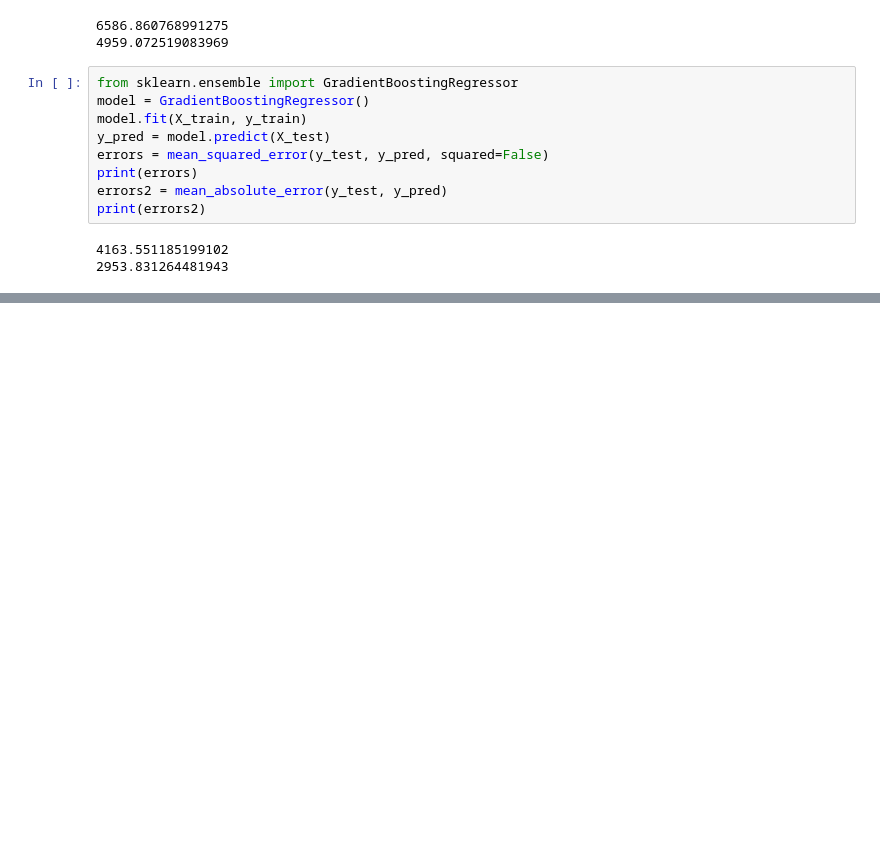
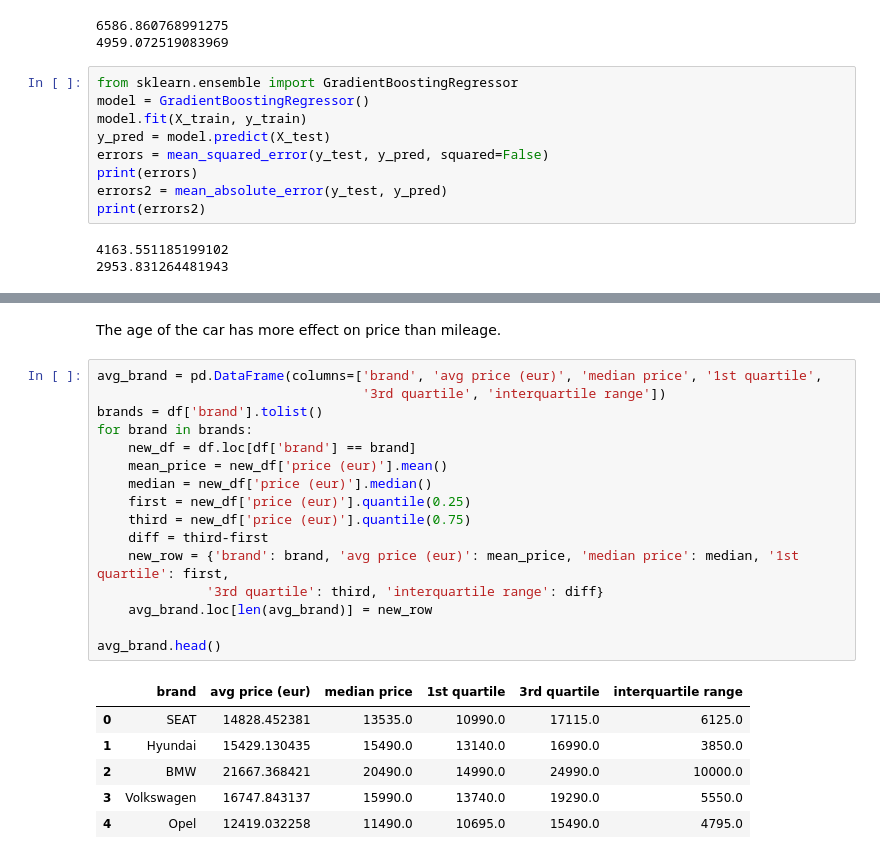
Before and after one commit to minat14/Car-Price-Prediction, a Jupyter notebook: Task2/Car Price Prediction Task 2.ipynb, the cells around one changed output, grey strips where cells are left out. Cells and saved outputs as stored; diff of their text form; blank space fills up the shorter version.

```diff
--- a/Task2/Car Price Prediction Task 2.ipynb
+++ b/Task2/Car Price Prediction Task 2.ipynb
@@ -233,0 +283,25 @@ print(errors2)
+# %% [markdown]
+The age of the car has more effect on price than mileage.
+# %%
+avg_brand = pd.DataFrame(columns=['brand', 'avg price (eur)', 'median price', '1st quartile',
+                                  '3rd quartile', 'interquartile range'])
+brands = df['brand'].tolist()
+for brand in brands:
+    new_df = df.loc[df['brand'] == brand]
+    mean_price = new_df['price (eur)'].mean()
+    median = new_df['price (eur)'].median()
+    first = new_df['price (eur)'].quantile(0.25)
+    third = new_df['price (eur)'].quantile(0.75)
+    diff = third-first
+    new_row = {'brand': brand, 'avg price (eur)': mean_price, 'median price': median, '1st quartile': first,
+              '3rd quartile': third, 'interquartile range': diff}
+    avg_brand.loc[len(avg_brand)] = new_row
+
+avg_brand.head()
+# %% [output]
+|  | brand | avg price (eur) | median price | 1st quartile | 3rd quartile | interquartile range |
+| 0 | SEAT | 14828.452381 | 13535.0 | 10990.0 | 17115.0 | 6125.0 |
+| 1 | Hyundai | 15429.130435 | 15490.0 | 13140.0 | 16990.0 | 3850.0 |
+| 2 | BMW | 21667.368421 | 20490.0 | 14990.0 | 24990.0 | 10000.0 |
+| 3 | Volkswagen | 16747.843137 | 15990.0 | 13740.0 | 19290.0 | 5550.0 |
+| 4 | Opel | 12419.032258 | 11490.0 | 10695.0 | 15490.0 | 4795.0 |
```
Also changed, not shown: parts of 7 cells of this notebook.
